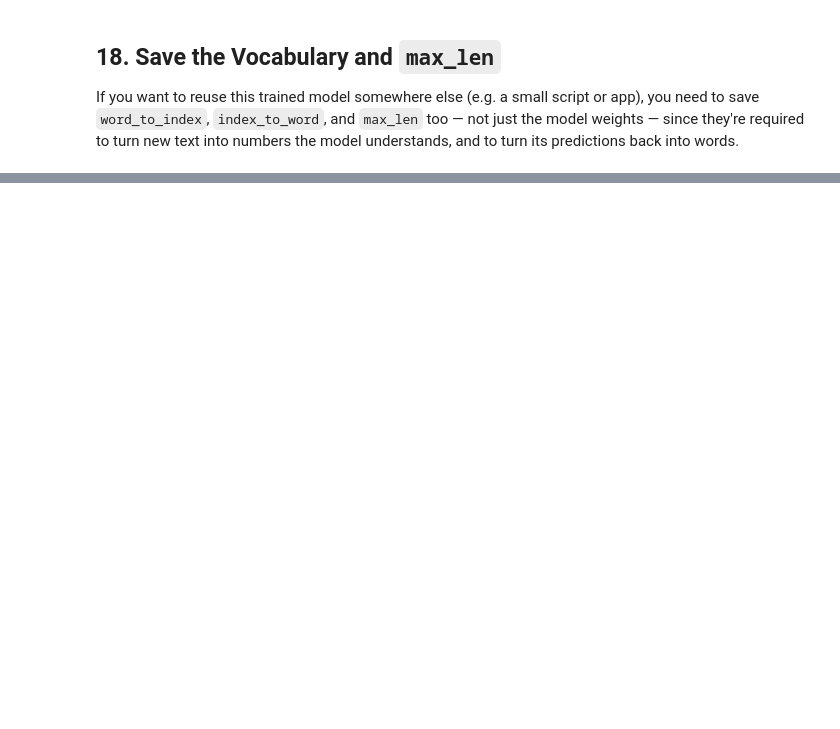
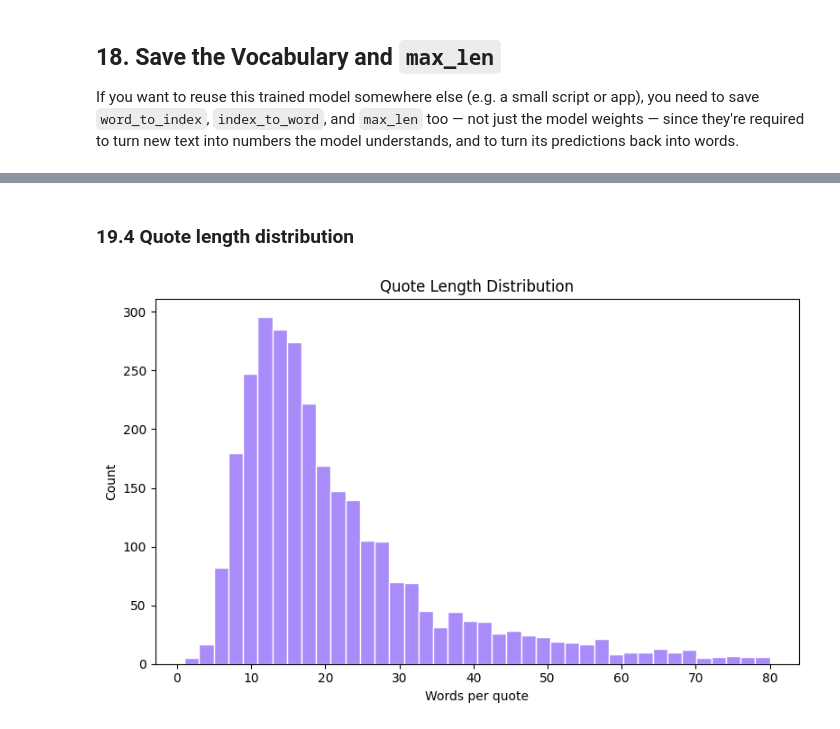
Before and after one commit to Rohit-coder-py/AI-Engineering-Notebooks, a Jupyter notebook: 𝗗𝗲𝗲𝗽 𝗟𝗲𝗮𝗿𝗻𝗶𝗻𝗴 𝗣𝗿𝗼𝗷𝗲𝗰𝘁𝘀/RNN Projects/Sentence Auto Completer Bot/notebook/quote_next_word_predictor.ipynb, the cells around one changed output, grey strips where cells are left out. Drawn from its saved outputs; the diff is of its cells as text; code cells hidden in the pictures; blank space fills up the shorter version.

```diff
--- a/𝗗𝗲𝗲𝗽 𝗟𝗲𝗮𝗿𝗻𝗶𝗻𝗴 𝗣𝗿𝗼𝗷𝗲𝗰𝘁𝘀/RNN Projects/Sentence Auto Completer Bot/notebook/quote_next_word_predictor.ipynb
+++ b/𝗗𝗲𝗲𝗽 𝗟𝗲𝗮𝗿𝗻𝗶𝗻𝗴 𝗣𝗿𝗼𝗷𝗲𝗰𝘁𝘀/RNN Projects/Sentence Auto Completer Bot/notebook/quote_next_word_predictor.ipynb
@@ -455,0 +576,15 @@ with open("max_len.pkl", "wb") as f:
+# %% [markdown]
+### 19.4 Quote length distribution
+# %%
+lengths = quotes.apply(lambda x: len(x.split()))
+
+plt.figure(figsize=(8, 5))
+plt.hist(lengths[lengths <= 80], bins=40, color="#A98CF9", edgecolor="white")
+plt.xlabel("Words per quote")
+plt.ylabel("Count")
+plt.title("Quote Length Distribution")
+plt.tight_layout()
+plt.savefig("graphs/quote_length_distribution.png", dpi=150, bbox_inches="tight")
+plt.show()
+# %% [output]
+[figure, added]
```
Also changed, not shown: parts of 25 cells of this notebook, 19 other files.
